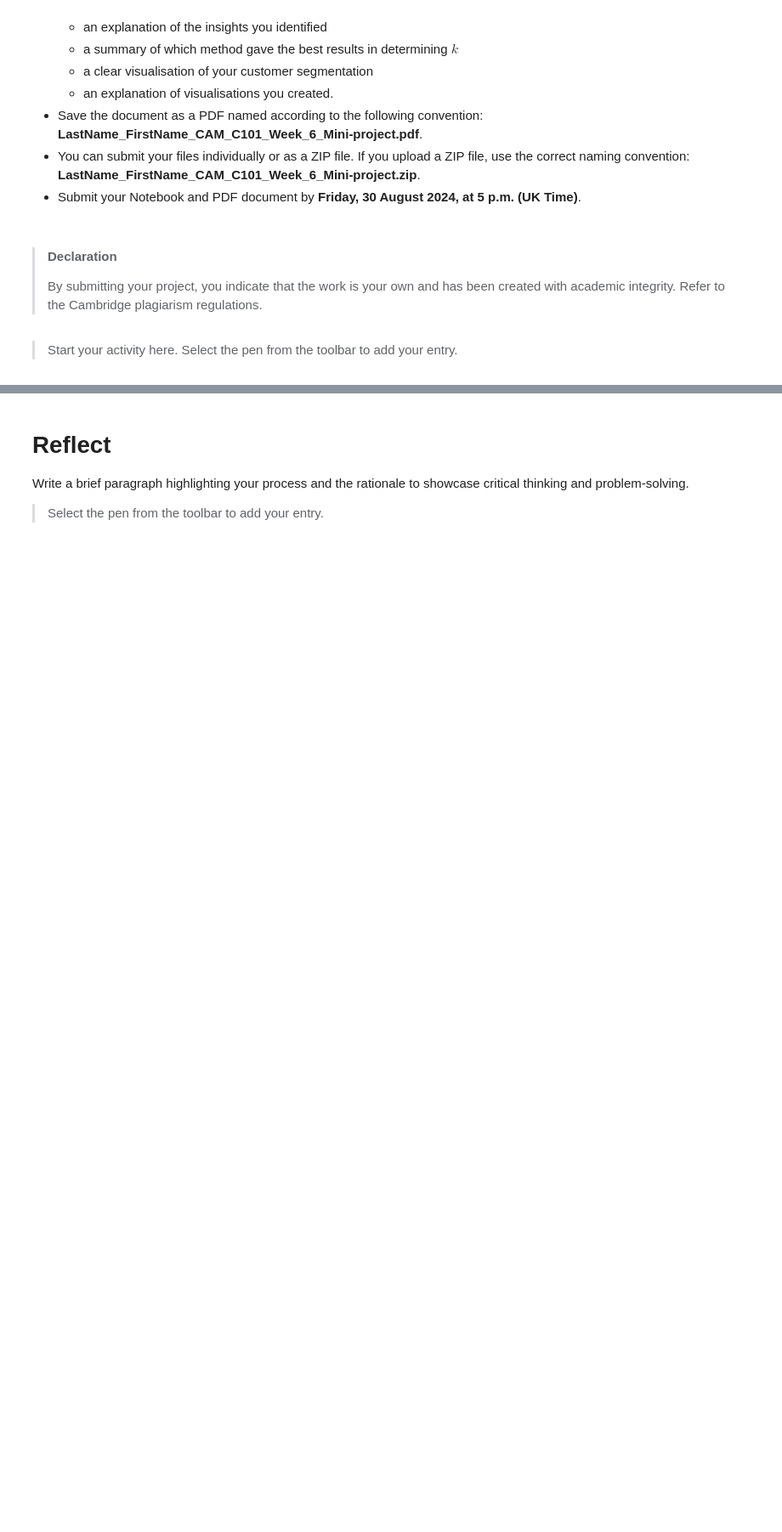
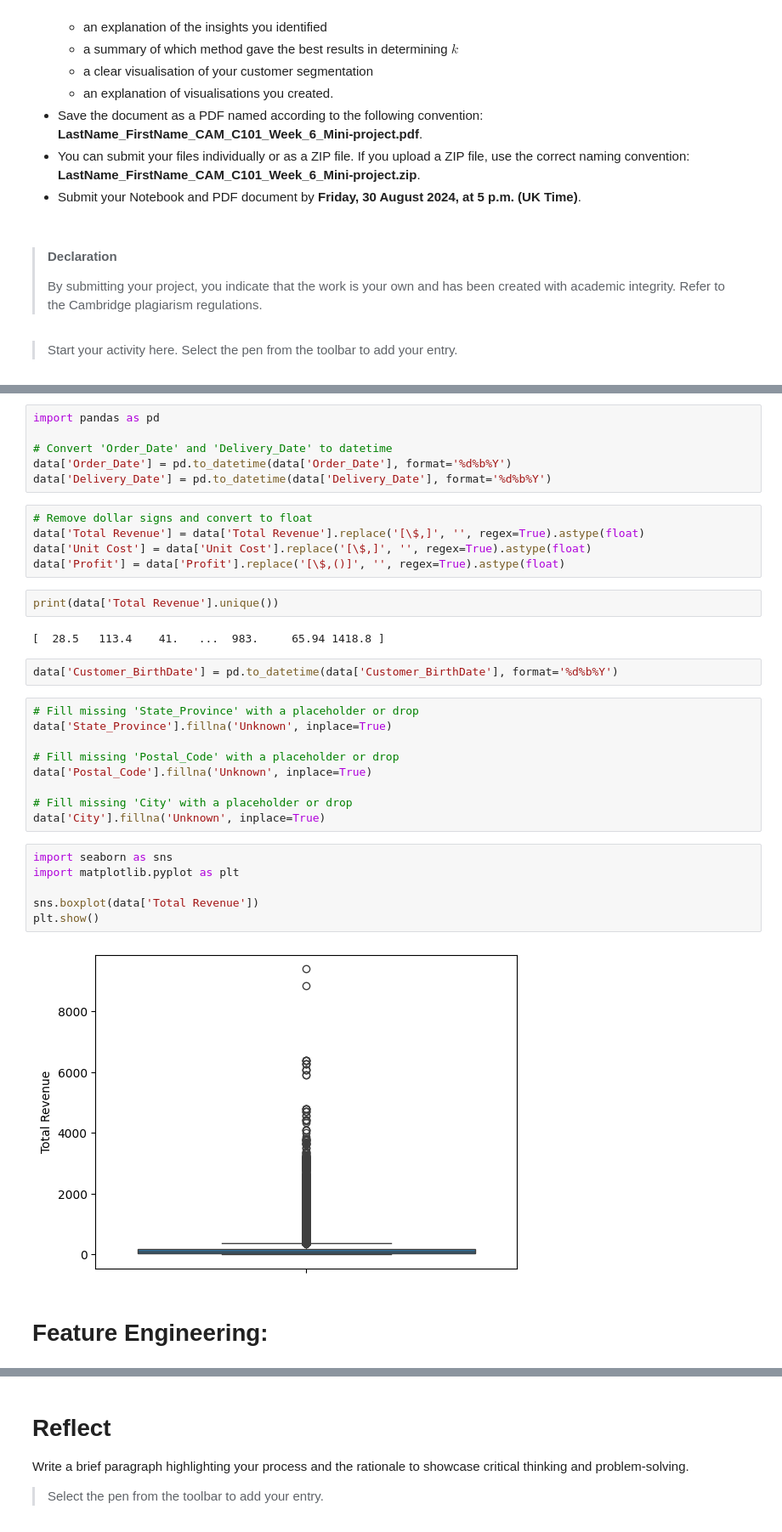
Before and after one commit to sheldonkemper/portfolio, a Jupyter notebook: KEMPER_SHELDON_CAM_C101_Week_6_Mini-project.ipynb, the cells around one changed output, grey strips where cells are left out. Shown at 85% size. Drawn from its saved outputs; the diff is of its cells as text; blank space fills up the shorter version.

```diff
--- a/KEMPER_SHELDON_CAM_C101_Week_6_Mini-project.ipynb
+++ b/KEMPER_SHELDON_CAM_C101_Week_6_Mini-project.ipynb
@@ -159,0 +251,36 @@ To: /content/CUSTOMERS_CLEAN.csv
+# %%
+import pandas as pd
+
+# Convert 'Order_Date' and 'Delivery_Date' to datetime
+data['Order_Date'] = pd.to_datetime(data['Order_Date'], format='%d%b%Y')
+data['Delivery_Date'] = pd.to_datetime(data['Delivery_Date'], format='%d%b%Y')
+# %%
+# Remove dollar signs and convert to float
+data['Total Revenue'] = data['Total Revenue'].replace('[\$,]', '', regex=True).astype(float)
+data['Unit Cost'] = data['Unit Cost'].replace('[\$,]', '', regex=True).astype(float)
+data['Profit'] = data['Profit'].replace('[\$,()]', '', regex=True).astype(float)
+# %%
+print(data['Total Revenue'].unique())
+# %% [output]
+[  28.5   113.4    41.   ...  983.     65.94 1418.8 ]
+# %%
+data['Customer_BirthDate'] = pd.to_datetime(data['Customer_BirthDate'], format='%d%b%Y')
+# %%
+# Fill missing 'State_Province' with a placeholder or drop
+data['State_Province'].fillna('Unknown', inplace=True)
+
+# Fill missing 'Postal_Code' with a placeholder or drop
+data['Postal_Code'].fillna('Unknown', inplace=True)
+
+# Fill missing 'City' with a placeholder or drop
+data['City'].fillna('Unknown', inplace=True)
+# %%
+import seaborn as sns
+import matplotlib.pyplot as plt
+
+sns.boxplot(data['Total Revenue'])
+plt.show()
+# %% [output]
+[figure, added]
+# %% [markdown]
+# Feature Engineering:
```
Also changed, not shown: parts of 32 cells of this notebook.
